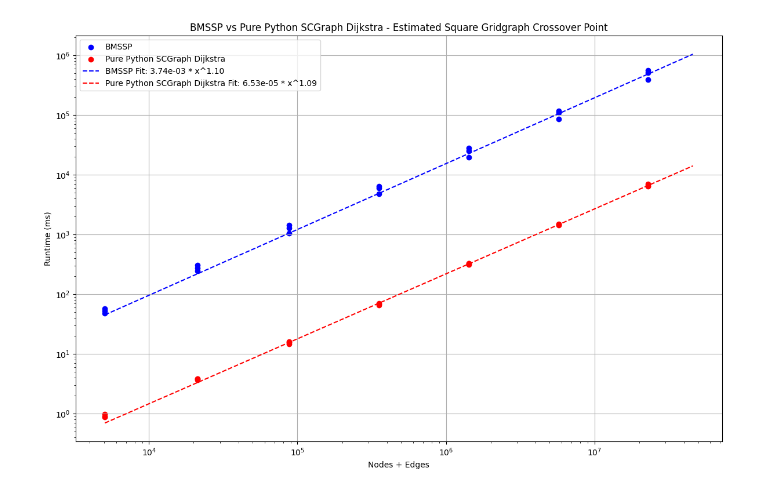
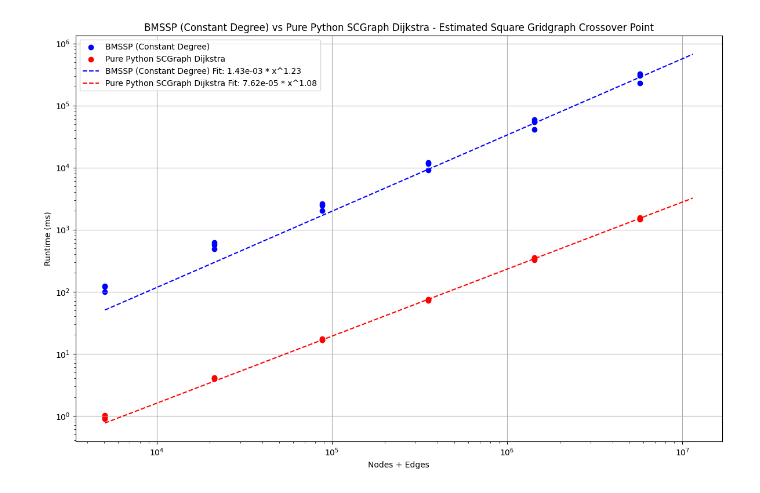
Before and after one commit to connor-makowski/bmsspy, a Jupyter notebook: benchmarking/charts.ipynb, the cells around one changed output. Cells and saved outputs as stored; diff of their text form; code cells hidden in the pictures.

```diff
--- a/benchmarking/charts.ipynb
+++ b/benchmarking/charts.ipynb
@@ -368,20 +370,20 @@ make_relative_performance_graph(gridscale_data, "Relative Times of Other Algorit
 # %%
 x_vals = [i['graph_nodes']+i['graph_edges'] for i in gridscale_data]
-y_bmssp = [i["bmssp_solve_time_ms"] for i in gridscale_data]
+y_bmssp = [i["bmssp_constant_degree_solve_time_ms"] for i in gridscale_data]
 y_purepy = [i["pure_python_sc_dijkstra_time_ms"] for i in gridscale_data]
 
 a1, b1 = fit_curve(x_vals, y_bmssp)
 a2, b2 = fit_curve(x_vals, y_purepy)
 x_crossover = find_crossover(a1, b1, a2, b2)
 
 plot_with_crossover(x_vals, y_bmssp, y_purepy, a1, b1, a2, b2, x_crossover,
-    algo_1_name="BMSSP",
+    algo_1_name="BMSSP (Constant Degree)",
     algo_2_name="Pure Python SCGraph Dijkstra",
-    title="BMSSP vs Pure Python SCGraph Dijkstra - Estimated Square Gridgraph Crossover Point",
+    title="BMSSP (Constant Degree) vs Pure Python SCGraph Dijkstra - Estimated Square Gridgraph Crossover Point",
     scale="log",
 )
 # %% [output]
-[figure, old version]
+[figure, new version]
 # %%
 x_vals = [i['graph_nodes']+i['graph_edges'] for i in gridscale_data]
 y_bmssp = [i["bmssp_solve_time_ms"] for i in gridscale_data]
```
Also changed, not shown: parts of 7 cells of this notebook, 16 other files.
